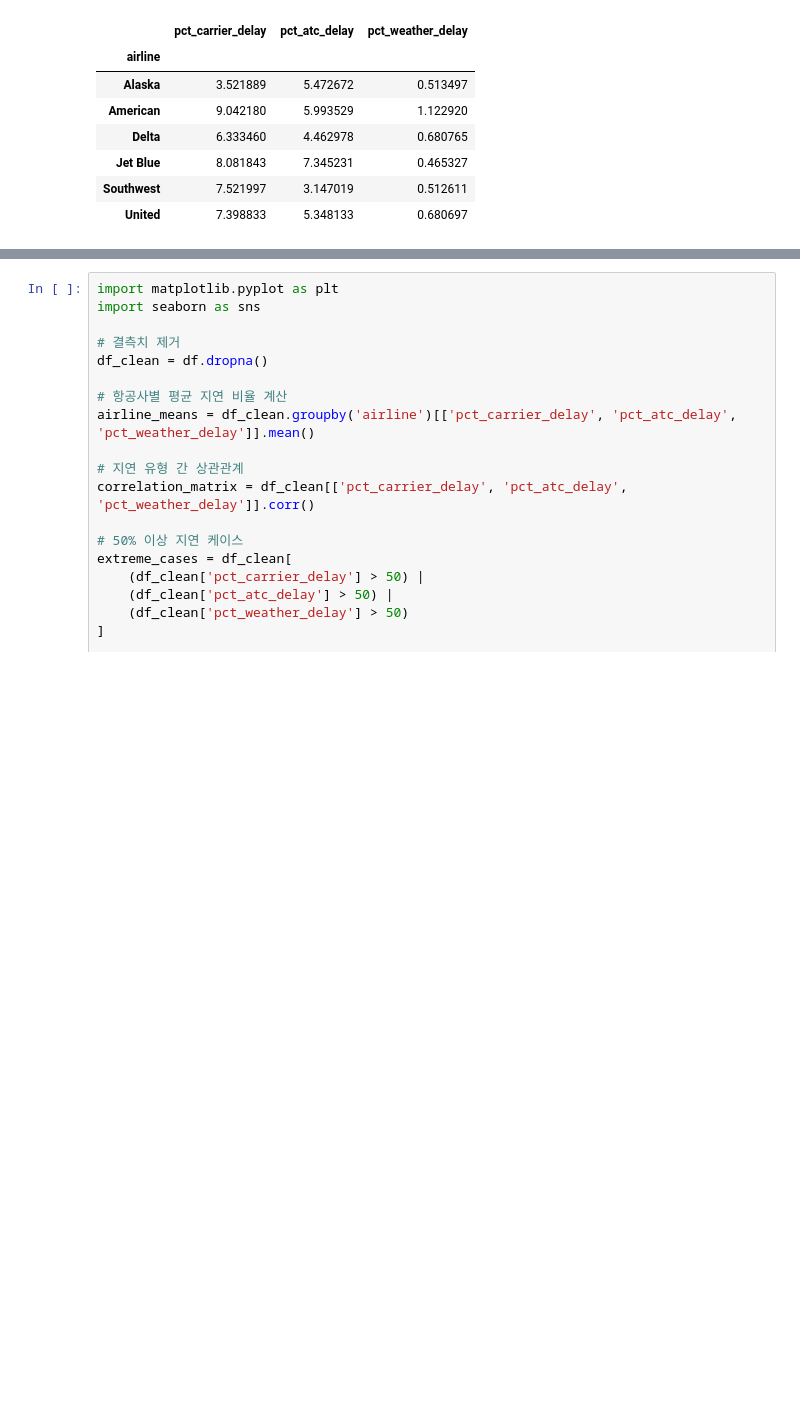
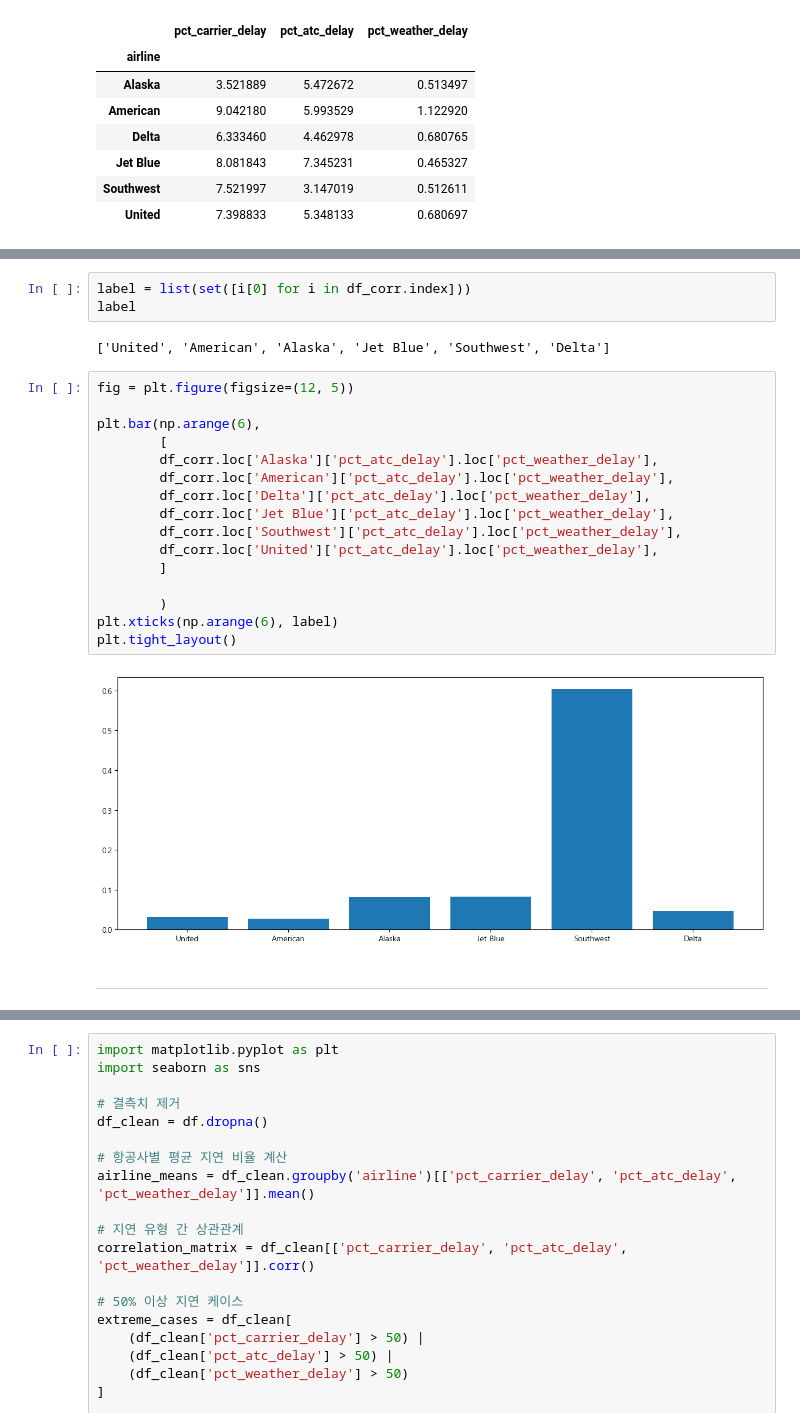
Before and after one commit to Clear-head/airline_stat_python, a Jupyter notebook: airline_analysis.ipynb, the cells around one changed output, grey strips where cells are left out. Saved outputs shown, nothing was run; the diff lists cells and outputs as text; blank space fills up the shorter version.

```diff
--- a/airline_analysis.ipynb
+++ b/airline_analysis.ipynb
@@ -239,5 +258,30 @@ df_corr
 | United | pct_carrier_delay | 1.000000 | 0.144685 | 0.165321 |
 |  | pct_atc_delay | 0.144685 | 1.000000 | 0.046689 |
 |  | pct_weather_delay | 0.165321 | 0.046689 | 1.000000 |
+# %%
+label = list(set([i[0] for i in df_corr.index]))
+label
+# %% [output]
+['United', 'American', 'Alaska', 'Jet Blue', 'Southwest', 'Delta']
+# %%
+fig = plt.figure(figsize=(12, 5))
+
+plt.bar(np.arange(6),
+        [
+        df_corr.loc['Alaska']['pct_atc_delay'].loc['pct_weather_delay'],
+        df_corr.loc['American']['pct_atc_delay'].loc['pct_weather_delay'],
+        df_corr.loc['Delta']['pct_atc_delay'].loc['pct_weather_delay'],
+        df_corr.loc['Jet Blue']['pct_atc_delay'].loc['pct_weather_delay'],
+        df_corr.loc['Southwest']['pct_atc_delay'].loc['pct_weather_delay'],
+        df_corr.loc['United']['pct_atc_delay'].loc['pct_weather_delay'],
+        ]
+
+        )
+plt.xticks(np.arange(6), label)
+plt.tight_layout()
+# %% [output]
+[figure, added]
+# %% [markdown]
+------------------------------
 # %% [markdown]
 ### by GPT
```
Also changed, not shown: parts of 24 cells of this notebook.
